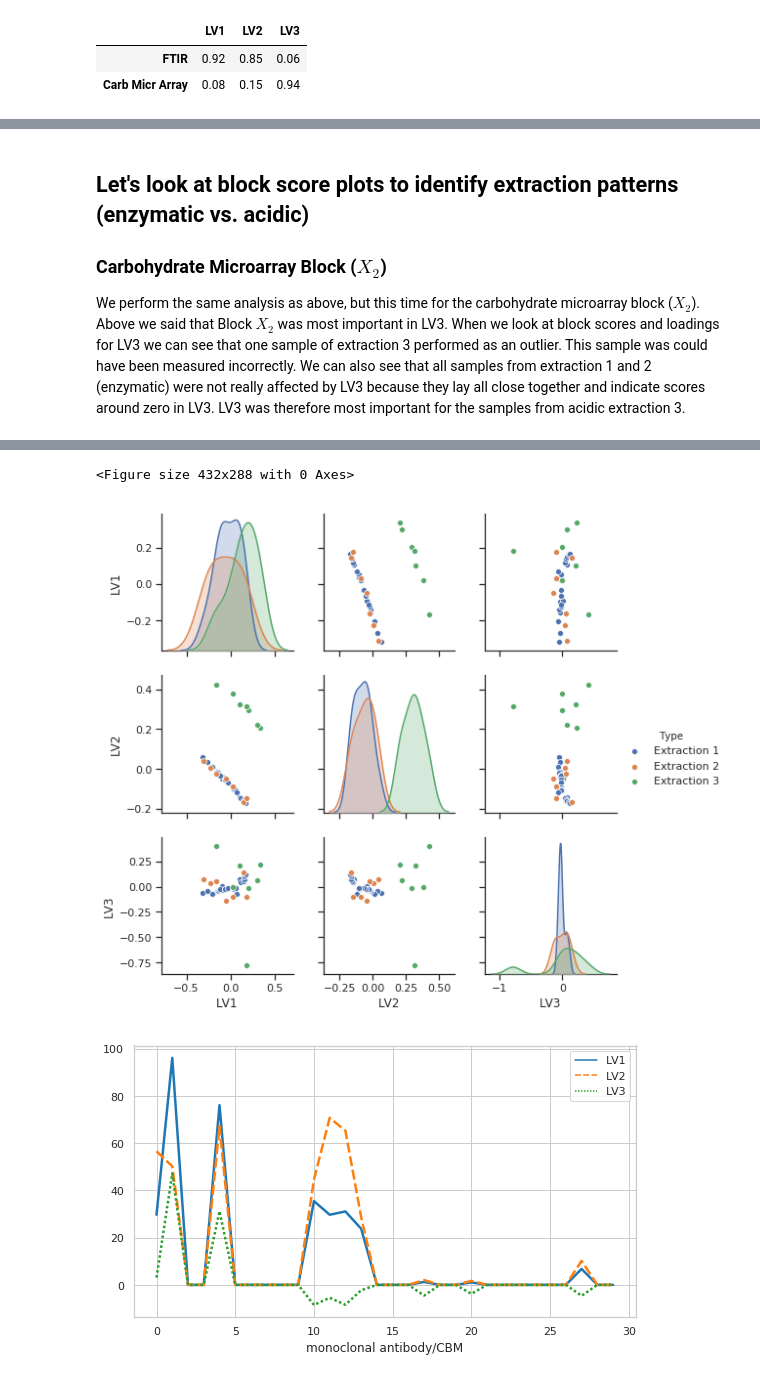
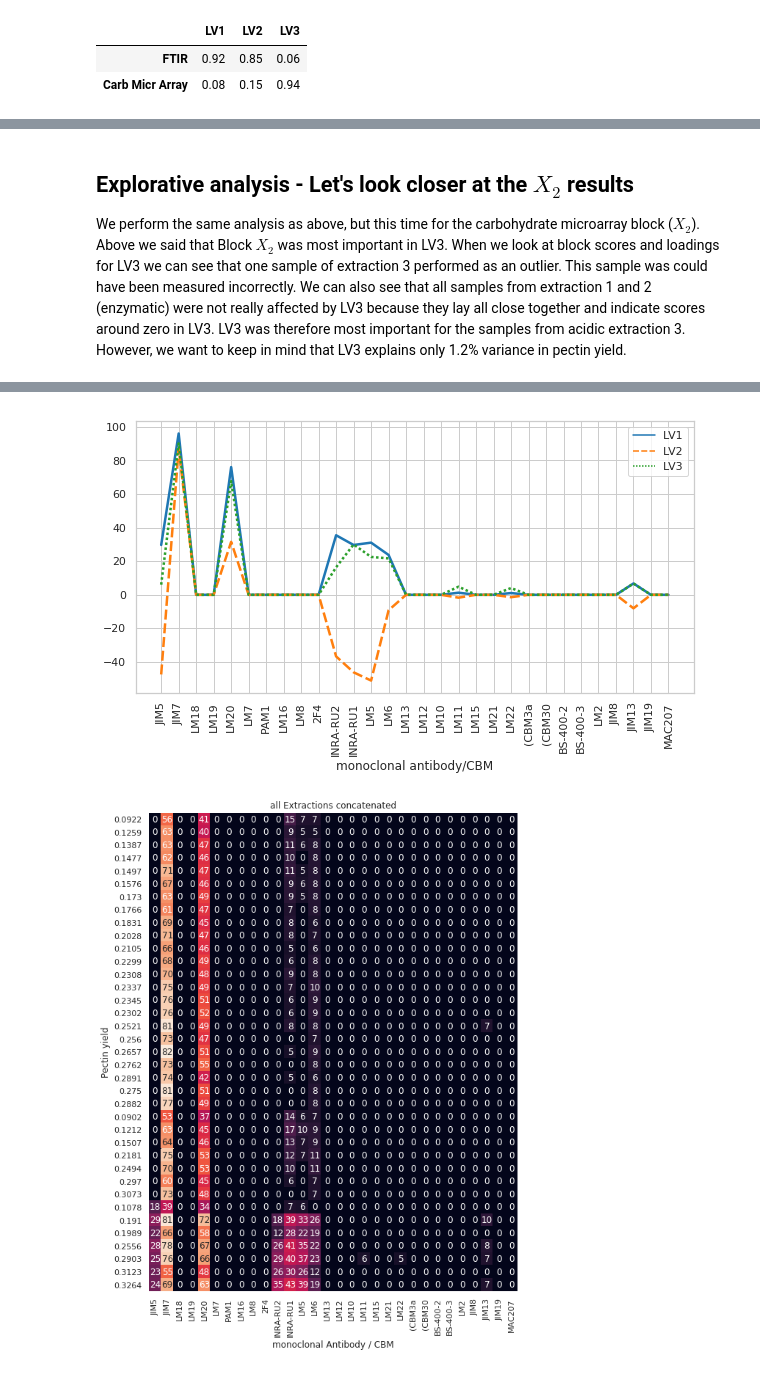
Before and after one commit to DTUComputeStatisticsAndDataAnalysis/MBPLS, a Jupyter notebook: examples/MBPLS_intro/MultiblockPLS_PectinYield.ipynb, the cells around one changed output, grey strips where cells are left out. Drawn from its saved outputs; the diff is of its cells as text; code cells hidden in the pictures.

```diff
--- a/examples/MBPLS_intro/MultiblockPLS_PectinYield.ipynb
+++ b/examples/MBPLS_intro/MultiblockPLS_PectinYield.ipynb
@@ -81,7 +81,7 @@ Up to now we have done nothing different than prediction modeling. Although we h
 
 Now we want to find out more about how each individual feature block contributes to the actual prediction of pectin yield. To do so we fit an MBPLS estimator as it is done using the Scikit Learn framework and look at the results using the built-in *plot* method
 # %%
-mbpls = MBPLS(n_components=3, method='UNIPALS')
+mbpls = MBPLS(n_components=3)
 mbpls.fit(X=[x1, x2], Y=y)
 # Plot results for the first 3 components (=LVs)
 mbpls.plot(num_components=3)
@@ -188,17 +187,18 @@ plot_spectra(ftir3, ax[2], 'Extraction3')
 # %% [markdown]
-## Let's look at block score plots to identify extraction patterns (enzymatic vs. acidic)
-### Carbohydrate Microarray Block ($X_2$)
-We perform the same analysis as above, but this time for the carbohydrate microarray block ($X_2$). Above we said that Block $X_2$ was most important in LV3. When we look at block scores and loadings for LV3 we can see that one sample of extraction 3 performed as an outlier. This sample was could have been measured incorrectly. We can also see that all samples from extraction 1 and 2 (enzymatic) were not really affected by LV3 because they lay all close together and indicate scores around zero in LV3. LV3 was therefore most important for the samples from acidic extraction 3.
+## Explorative analysis - Let's look closer at the $X_2$ results
+We perform the same analysis as above, but this time for the carbohydrate microarray block ($X_2$). Above we said that Block $X_2$ was most important in LV3. When we look at block scores and loadings for LV3 we can see that one sample of extraction 3 performed as an outlier. This sample was could have been measured incorrectly. We can also see that all samples from extraction 1 and 2 (enzymatic) were not really affected by LV3 because they lay all close together and indicate scores around zero in LV3. LV3 was therefore most important for the samples from acidic extraction 3. However, we want to keep in mind that LV3 explains only 1.2% variance in pectin yield.
 # %%
+# extract Carb. Micr. Array (X2) block scores from fitted mbpls model
 block_scores_x2 = mbpls.T_[1]
-block_scores_x2_Ts = mbpls.Ts_
-block_scores_x2_Ts = pd.DataFrame(block_scores_x2_Ts, columns=['LV1', 'LV2', 'LV3'])
-block_scores_x2_Ts = pd.concat((block_scores_x2_Ts, colors), axis=1)
 
+# extract Carb. Micr. (X2) loadings from fitted mbpls model
 block_loadings_x2 = mbpls.P_[1].T
+
+# inverse transform loadings if standardize option was used during fitting (by default)
 block_loadings_x2 = np.hstack([mbpls.x_scalers_[1].inverse_transform(loading).reshape(-1, 1)
                                for loading in block_loadings_x2])
 
+# Generate pandas dataframes for easy plotting using seaborn
 import itertools
 colors = [['Extraction 1']*23, ['Extraction 2']*7, ['Extraction 3']*7]
 colors = list(itertools.chain(*colors))
@@ -206,16 +206,24 @@ colors = pd.DataFrame(colors, columns=['Type'])
 
 block_scores_x2 = pd.DataFrame(block_scores_x2, columns=['LV1', 'LV2', 'LV3'])
 block_scores_x2 = pd.concat((block_scores_x2, colors), axis=1)
-block_loadings_x2 = pd.DataFrame(block_loadings_x2, columns=['LV1', 'LV2', 'LV3'])
+block_loadings_x2 = pd.DataFrame(block_loadings_x2, columns=['LV1', 'LV2', 'LV3'], index=x2.columns)
 
+# Plot block scores using pairs plot
 import seaborn as sns
 sns.set(style="ticks")
 sns.pairplot(block_scores_x2, hue="Type");
-plt.figure()
-sns.pairplot(block_scores_x2_Ts, hue="Type");
 
-plt.figure(figsize=(9,5))
+# Plot Carb. Micr. Array (X2) loadings
+plt.figure(figsize=(10,5))
 sns.set(style="whitegrid")
-sns.lineplot(data=block_loadings_x2, palette="tab10", linewidth=2.5)
+sns.lineplot(data=block_loadings_x2, palette="tab10", linewidth=2.5, sort=False)
+plt.xticks(rotation=90)
 plt.xlabel('monoclonal antibody/CBM');
+
+# Plot Carb. Micr. Array data for comparison and exploratory data analysis
+plt.figure(figsize=(9,12))
+sns.heatmap(x2, annot=True, cbar=False)
+plt.title('all Extractions concatenated')
+plt.xlabel('monoclonal Antibody / CBM')
+plt.ylabel('Pectin yield');
 # %% [output]
@@ -223,3 +231,2 @@ plt.xlabel('monoclonal antibody/CBM');
-<Figure size 432x288 with 0 Axes>
-[figure, old version]
+[figure, new version]
-[figure, old version]
+[figure, new version]
```
Also changed, not shown: parts of 5 cells of this notebook, 2 other files.
